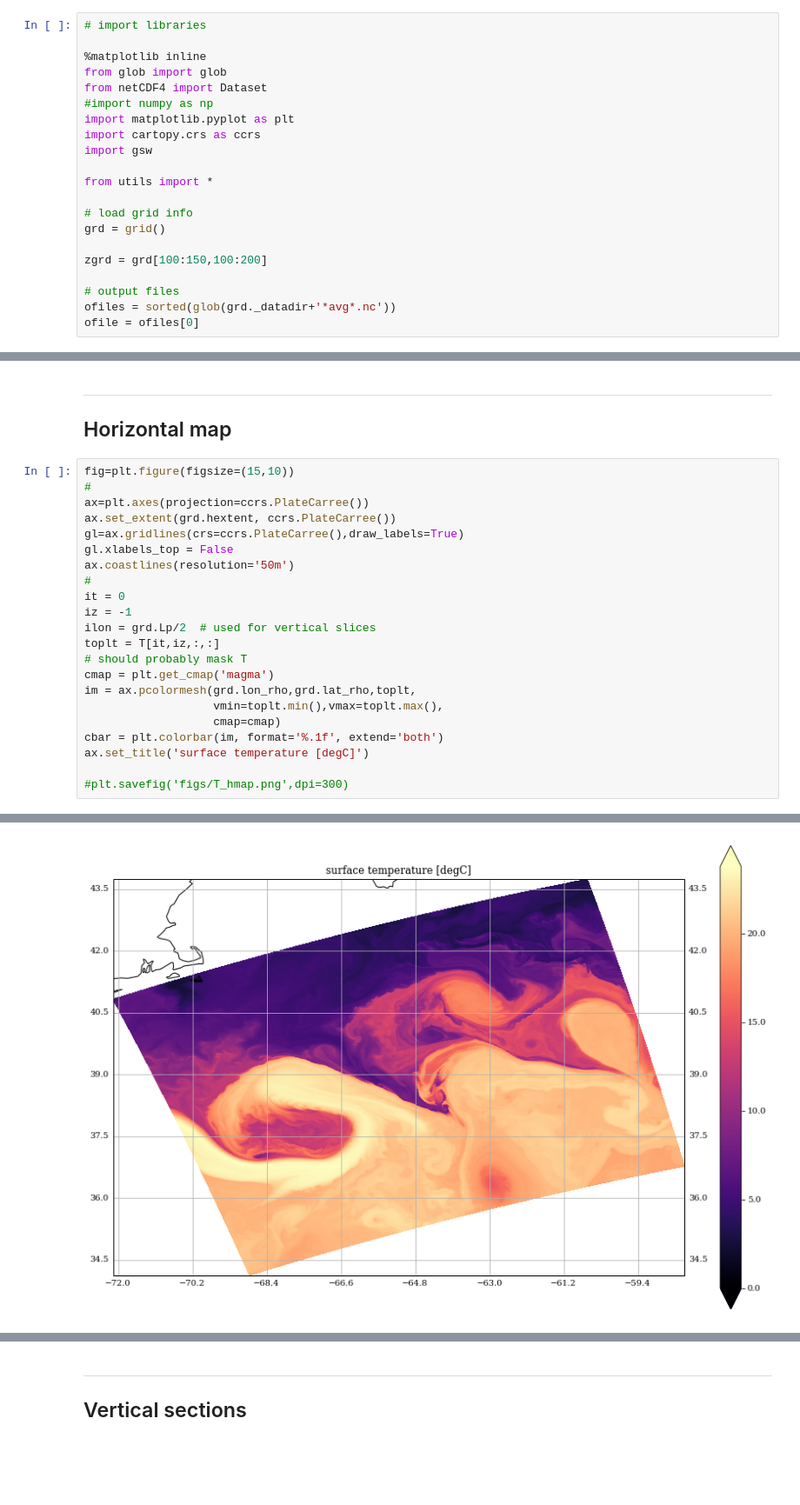
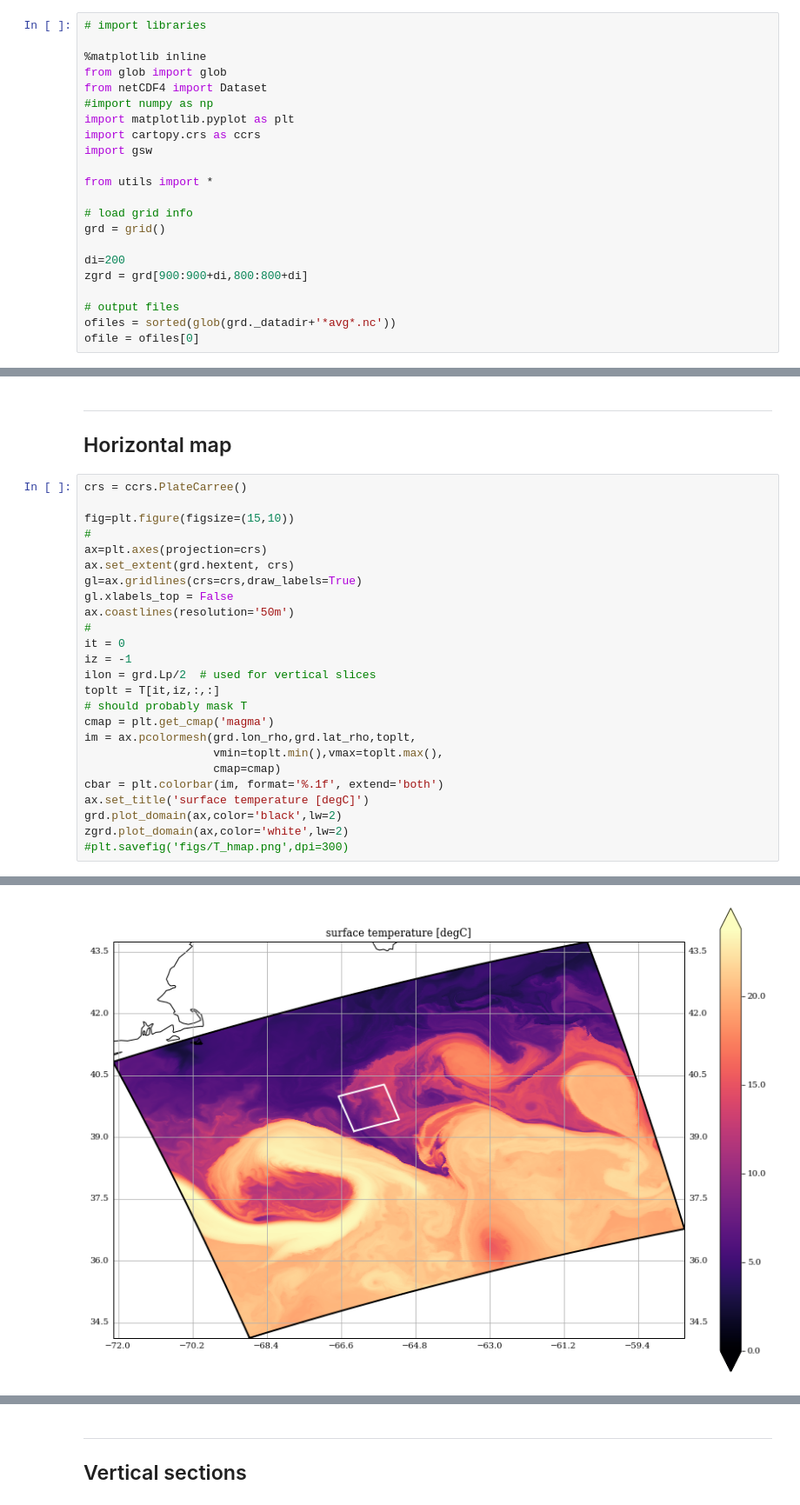
Before and after one commit to apatlpo/cognac, a Jupyter notebook: flow/celerity_maps_zoom.ipynb, the cells around one changed output, grey strips where cells are left out. Shown: that part at 87% size. Saved outputs shown, nothing was run; the diff lists cells and outputs as text; blank space fills up the shorter version.

```diff
--- a/flow/celerity_maps_zoom.ipynb
+++ b/flow/celerity_maps_zoom.ipynb
@@ -19,7 +19,8 @@ from utils import *
 # load grid info
 grd = grid()
 
-zgrd = grd[100:150,100:200]
+di=200
+zgrd = grd[900:900+di,800:800+di]
 
 # output files
 ofiles = sorted(glob(grd._datadir+'*avg*.nc'))
@@ -69,11 +69,13 @@ filling off
 
 ## Horizontal map
 # %%
+crs = ccrs.PlateCarree()
+
 fig=plt.figure(figsize=(15,10))
 #
-ax=plt.axes(projection=ccrs.PlateCarree())
-ax.set_extent(grd.hextent, ccrs.PlateCarree())
-gl=ax.gridlines(crs=ccrs.PlateCarree(),draw_labels=True)
+ax=plt.axes(projection=crs)
+ax.set_extent(grd.hextent, crs)
+gl=ax.gridlines(crs=crs,draw_labels=True)
 gl.xlabels_top = False
 ax.coastlines(resolution='50m')
 #
@@ -88,6 +90,7 @@ im = ax.pcolormesh(grd.lon_rho,grd.lat_rho,toplt,
                    cmap=cmap)
 cbar = plt.colorbar(im, format='%.1f', extend='both')
 ax.set_title('surface temperature [degC]')
-
+grd.plot_domain(ax,color='black',lw=2)
+zgrd.plot_domain(ax,color='white',lw=2)
 #plt.savefig('figs/T_hmap.png',dpi=300)
 # %% [output]
@@ -95 +97 @@ Text(0.5,1,u'surface temperature [degC]')
-[figure, old version]
+[figure, new version]
```
Also changed, not shown: parts of 11 cells of this notebook, 3 other files.
